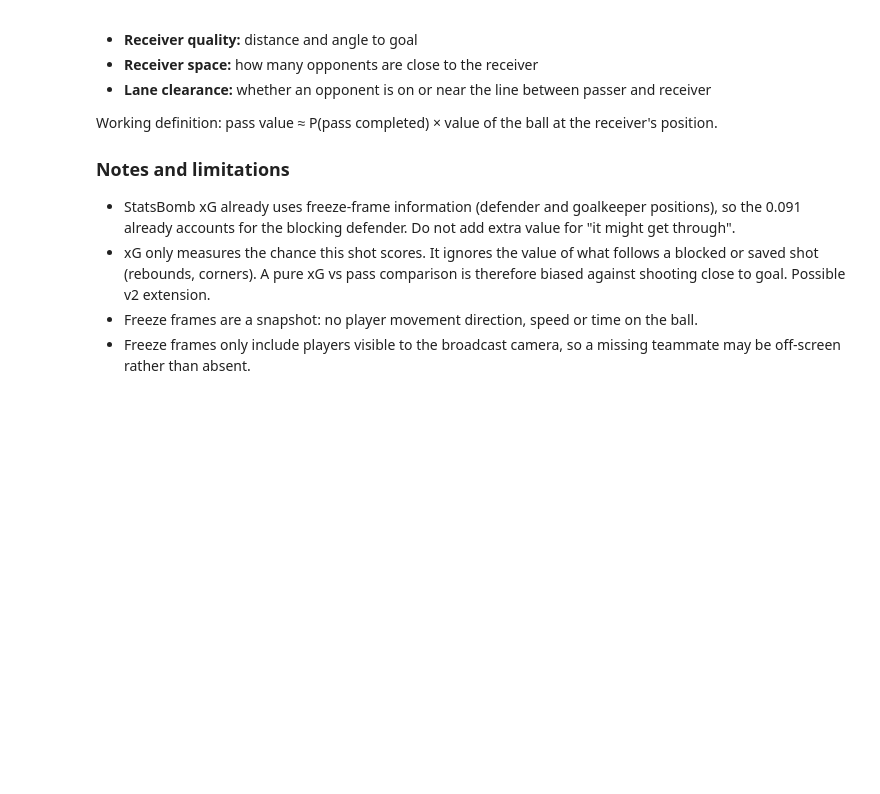
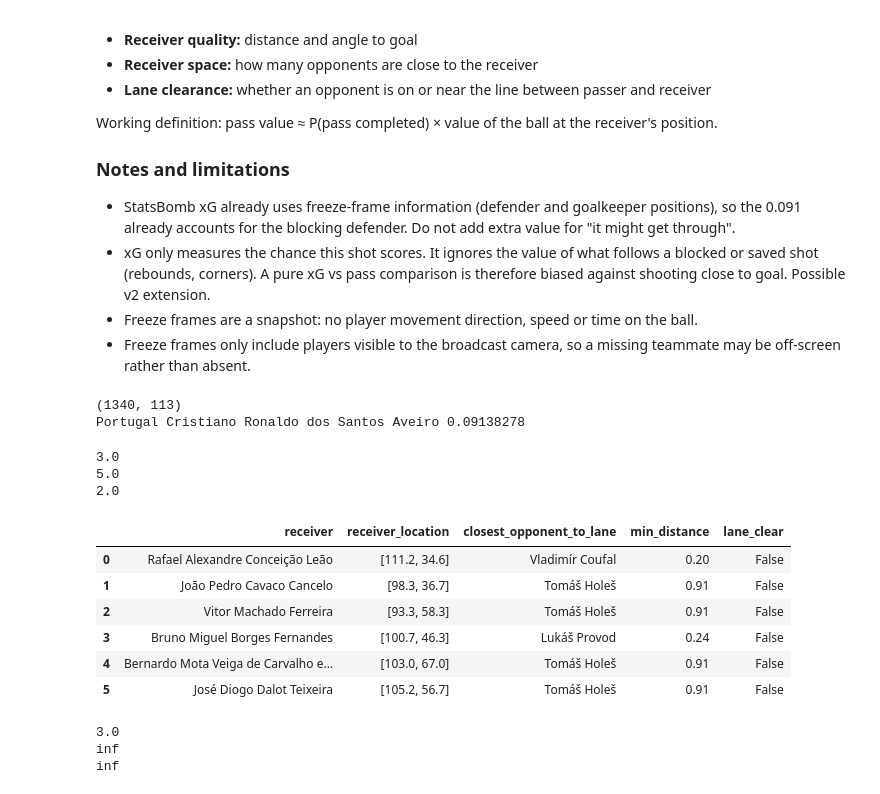
Before and after one commit to ssmith0202/shot-vs-pass, a Jupyter notebook: 01_explore_data.ipynb, the cells around one changed output. Drawn from its saved outputs; the diff is of its cells as text; code cells hidden in the pictures; blank space fills up the shorter version.

```diff
--- a/01_explore_data.ipynb
+++ b/01_explore_data.ipynb
@@ -250,3 +250,80 @@ Working definition: pass value ≈ P(pass completed) × value of the ball at the
 - xG only measures the chance this shot scores. It ignores the value of what follows a blocked or saved shot (rebounds, corners). A pure xG vs pass comparison is therefore biased against shooting close to goal. Possible v2 extension.
 - Freeze frames are a snapshot: no player movement direction, speed or time on the ball.
 - Freeze frames only include players visible to the broadcast camera, so a missing teammate may be off-screen rather than absent.
+# %%
+print(all_shots.shape)
+shot = all_shots.loc[12]
+print(shot['team'], shot['player'], shot['shot_statsbomb_xg'])
+# %% [output]
+(1340, 113)
+Portugal Cristiano Ronaldo dos Santos Aveiro 0.09138278
+# %%
+import numpy as np
+
+def point_to_segment_distance(p, a, b):
+    p, a, b = np.array(p), np.array(a), np.array(b)
+    ab = b - a
+    t = np.dot(p - a, ab) / np.dot(ab, ab)
+    t = np.clip(t, 0, 1)
+    closest = a + t * ab
+    return np.linalg.norm(p - closest)
+
+# Sanity tests: segment from (0,0) to (10,0)
+print(point_to_segment_distance((5, 3), (0, 0), (10, 0)))   # expect 3.0 (beside the middle)
+print(point_to_segment_distance((15, 0), (0, 0), (10, 0)))  # expect 5.0 (beyond the receiver)
+print(point_to_segment_distance((-2, 0), (0, 0), (10, 0)))  # expect 2.0 (behind the passer)
+# %% [output]
+3.0
+5.0
+2.0
+# %%
+LANE_THRESHOLD = 2.0  # pitch units; an assumption to revisit
+
+passer = shot['location']
+teammates = [p for p in shot['shot_freeze_frame'] if p['teammate']]
+opponents = [p for p in shot['shot_freeze_frame'] if not p['teammate']]
+
+rows = []
+for tm in teammates:
+    dists = [point_to_segment_distance(op['location'], passer, tm['location']) for op in opponents]
+    min_dist = min(dists)
+    blocker = opponents[dists.index(min_dist)]['player']['name']
+    rows.append({
+        'receiver': tm['player']['name'],
+        'receiver_location': tm['location'],
+        'closest_opponent_to_lane': blocker,
+        'min_distance': round(min_dist, 2),
+        'lane_clear': min_dist > LANE_THRESHOLD,
+    })
+
+lanes = pd.DataFrame(rows)
+lanes
+# %% [output]
+|  | receiver | receiver_location | closest_opponent_to_lane | min_distance | lane_clear |
+| 0 | Rafael Alexandre Conceição Leão | [111.2, 34.6] | Vladimír Coufal | 0.20 | False |
+| 1 | João Pedro Cavaco Cancelo | [98.3, 36.7] | Tomáš Holeš | 0.91 | False |
+| 2 | Vitor Machado Ferreira | [93.3, 58.3] | Tomáš Holeš | 0.91 | False |
+| 3 | Bruno Miguel Borges Fernandes | [100.7, 46.3] | Lukáš Provod | 0.24 | False |
+| 4 | Bernardo Mota Veiga de Carvalho e... | [103.0, 67.0] | Tomáš Holeš | 0.91 | False |
+| 5 | José Diogo Dalot Teixeira | [105.2, 56.7] | Tomáš Holeš | 0.91 | False |
+# %%
+def lane_distance(p, a, b):
+    """Distance from opponent p to the pass lane a->b.
+    Returns infinity if p is behind the passer or beyond the receiver,
+    because those players are pressure / receiver marking, not lane blockers."""
+    p, a, b = np.array(p), np.array(a), np.array(b)
+    ab = b - a
+    t = np.dot(p - a, ab) / np.dot(ab, ab)
+    if t <= 0 or t >= 1:
+        return np.inf
+    closest = a + t * ab
+    return np.linalg.norm(p - closest)
+
+# Re-test: segment (0,0) to (10,0)
+print(lane_distance((5, 3), (0, 0), (10, 0)))   # expect 3.0
+print(lane_distance((15, 0), (0, 0), (10, 0)))  # expect inf
+print(lane_distance((-2, 0), (0, 0), (10, 0)))  # expect inf
+# %% [output]
+3.0
+inf
+inf
```
Also changed, not shown: parts of 3 cells of this notebook.
